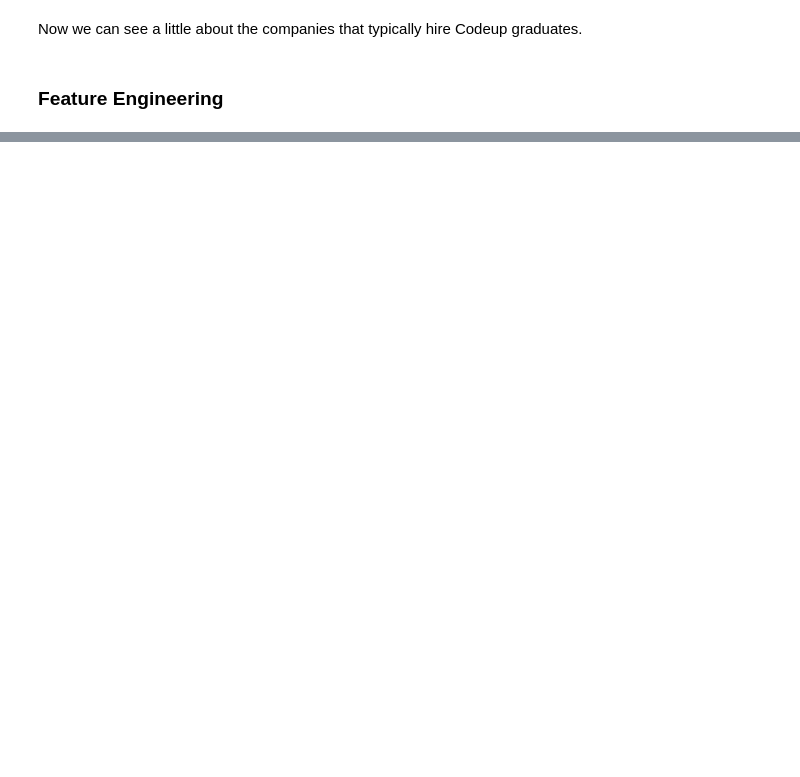
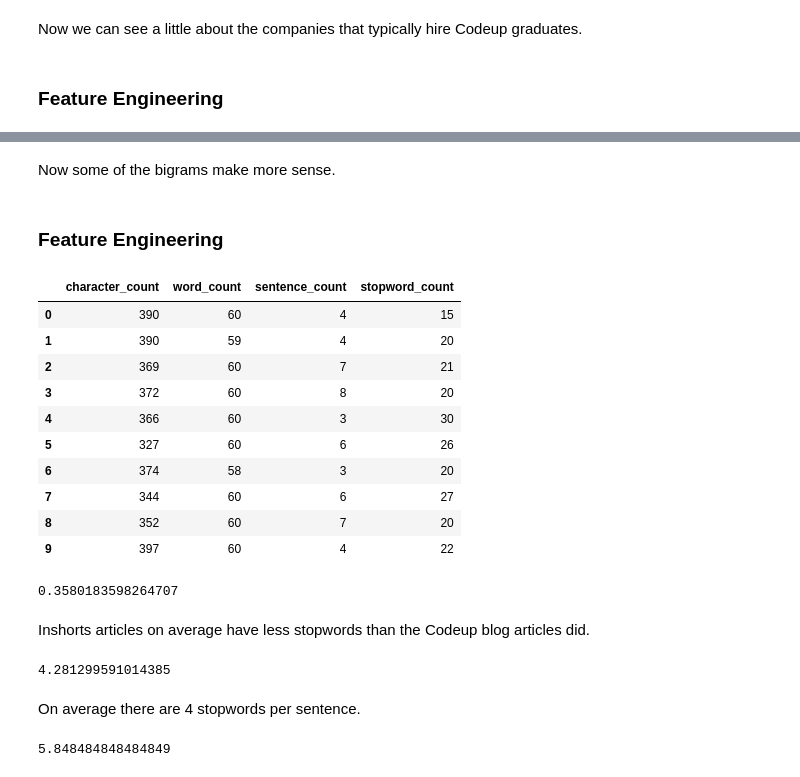
Before and after one commit to alegarcia-dev/natural-language-processing-exercises, a Jupyter notebook: explore.ipynb, the cells around one changed output, grey strips where cells are left out. Drawn from its saved outputs; the diff is of its cells as text; code cells hidden in the pictures; blank space fills up the shorter version.

Commit message:
:white_check_mark: Completed data exploration exercises

```diff
--- a/explore.ipynb
+++ b/explore.ipynb
@@ -380,0 +435,3 @@ codeup_df[['character_count', 'word_count', 'sentence_count', 'stopword_count']]
+# %%
+news_df = get_inshorts_articles()
+news_df.info()
@@ -380,0 +449,3 @@ codeup_df[['character_count', 'word_count', 'sentence_count', 'stopword_count']]
+# %%
+news_df = prepare_article_data(news_df)
+news_df.info()
@@ -380,0 +563,44 @@ codeup_df[['character_count', 'word_count', 'sentence_count', 'stopword_count']]
+# %% [markdown]
+Now some of the bigrams make more sense.
+# %% [markdown]
+### Feature Engineering
+# %%
+# Let's create features for character count, word count, sentence count, and stopword count
+
+news_df['character_count'] = news_df.original.apply(len)
+news_df['word_count'] = news_df.basic_clean.apply(lambda text: len(text.split()))
+news_df['sentence_count'] = news_df.original.apply(lambda text: len(re.split(r'[\.!\?]', text)))
+news_df['stopword_count'] = news_df.basic_clean.apply(lambda text: len(text.split())) - news_df.clean.apply(lambda text: len(text.split()))
+# %%
+news_df[['character_count', 'word_count', 'sentence_count', 'stopword_count']].head(10)
+# %% [output]
+|  | character_count | word_count | sentence_count | stopword_count |
+| 0 | 390 | 60 | 4 | 15 |
+| 1 | 390 | 59 | 4 | 20 |
+| 2 | 369 | 60 | 7 | 21 |
+| 3 | 372 | 60 | 8 | 20 |
+| 4 | 366 | 60 | 3 | 30 |
+| 5 | 327 | 60 | 6 | 26 |
+| 6 | 374 | 58 | 3 | 20 |
+| 7 | 344 | 60 | 6 | 27 |
+| 8 | 352 | 60 | 7 | 20 |
+| 9 | 397 | 60 | 4 | 22 |
+# %%
+# What's the average stopword to word ratio for inshorts news articles?
+(news_df.stopword_count / news_df.word_count).mean()
+# %% [output]
+0.3580183598264707
+# %% [markdown]
+Inshorts articles on average have less stopwords than the Codeup blog articles did.
+# %%
+# What about stopwords per sentence?
+(news_df.stopword_count / news_df.sentence_count).mean()
+# %% [output]
+4.281299591014385
+# %% [markdown]
+On average there are 4 stopwords per sentence.
+# %%
+# What is the average number of sentences?
+news_df.sentence_count.mean()
+# %% [output]
+5.848484848484849
```
Also changed, not shown: parts of 36 cells of this notebook.
